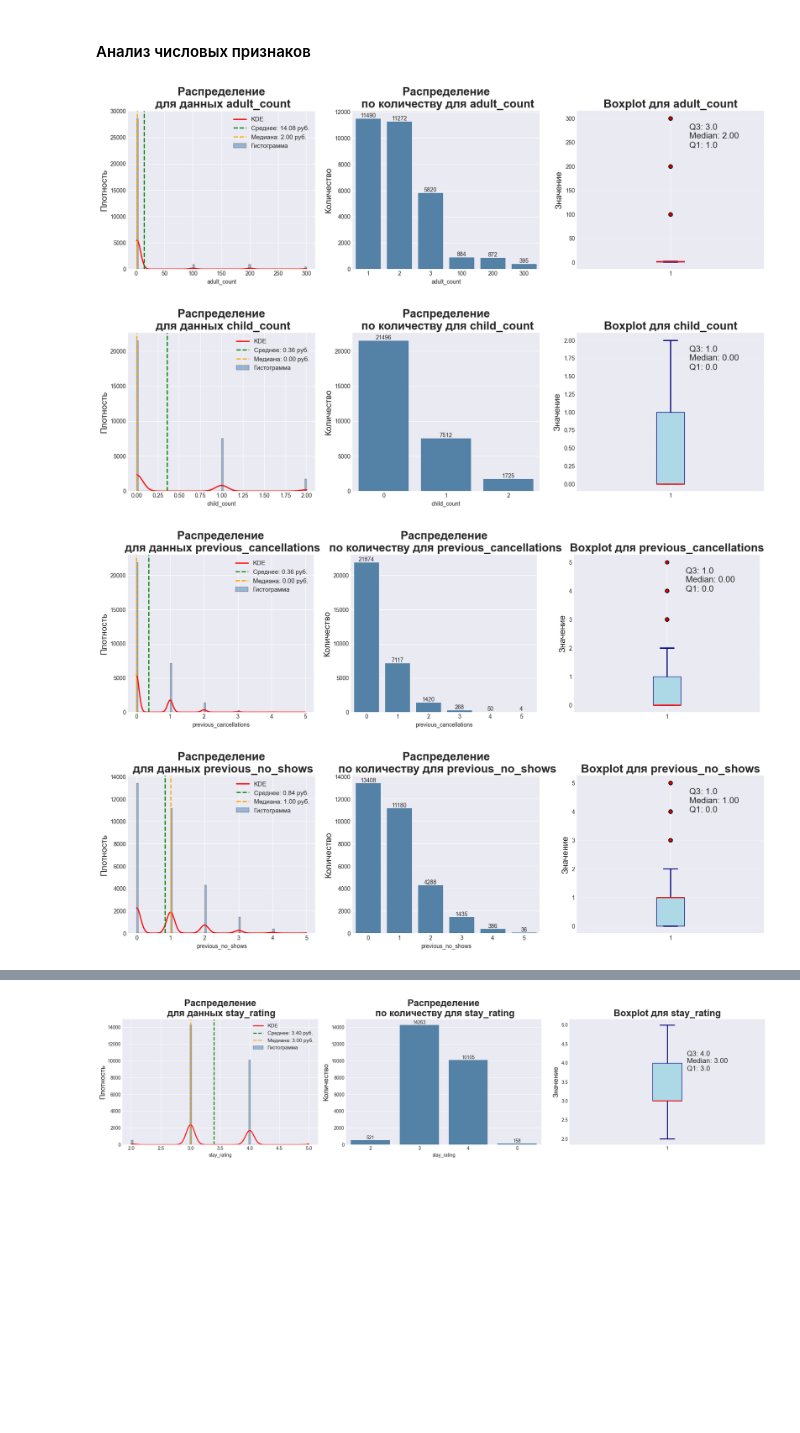
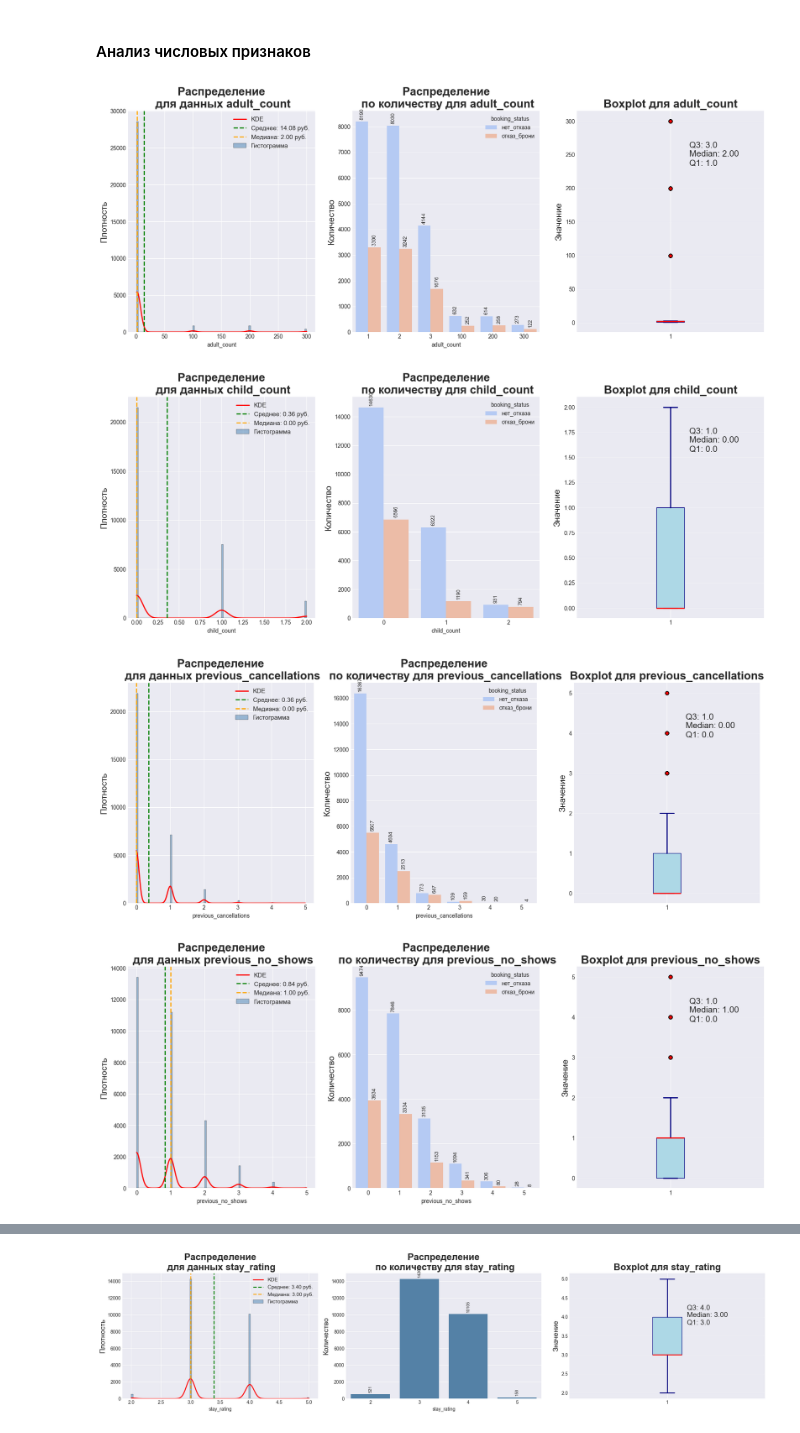
Before and after one commit to MEYakunin/Sprint17_Booking_Cancellation_Predict, a Jupyter notebook: Sprint17_Booking_Cancellation_Predict.ipynb, the cells around one changed output, grey strips where cells are left out. Drawn from its saved outputs; the diff is of its cells as text; code cells hidden in the pictures; blank space fills up the shorter version.

Commit message:
Sprint17_Booking_Cancellation_Predict - Закончен подраздел Исследовательский анализ данных (EDA)

```diff
--- a/Sprint17_Booking_Cancellation_Predict.ipynb
+++ b/Sprint17_Booking_Cancellation_Predict.ipynb
@@ -317,7 +308,7 @@ def print_boxplot(df, column, ax):
     )
 # %%
 # Функция вывода графика распределения
-def print_countplot(df, column, ax):
+def print_countplot(df, column, ax, hue=None, palette=None):
     """
     Строит countplot для заданного столбца DataFrame
     """
@@ -325,29 +316,26 @@ def print_countplot(df, column, ax):
         return
 
     # Распределение countplot
-    sns.countplot(data=df, x=column, color='steelblue', ax=ax)
+    sns.countplot(data=df, x=column, color='steelblue', ax=ax, hue=hue, palette=palette)
 
     ax.set_title(f'Распределение\n по количеству для {column}', fontsize=20, fontweight='bold')
     ax.set_ylabel('Количество', fontsize=15)
 
     # Добавляем значения над столбцами
-    for p in ax.patches:
-        ax.annotate(f'{int(p.get_height())}',
-                    (p.get_x() + p.get_width() / 2., p.get_height()),
-                    ha='center', va='bottom'
-        )
+    for container in ax.containers:
+        ax.bar_label(container, padding=3, rotation=90, fontsize=9)
 # %%
 # Выводим графики для датасета df_bookings_drop_dupl
 for col in numeric_cols_booking:
-    _, axes = plt.subplots(1, 3, figsize=(20, 5))
+    _, axes = plt.subplots(1, 3, figsize=(20, 7))
     print_histplot(df_bookings_drop_dupl, col, axes[0])
-    print_countplot(df_bookings_drop_dupl, col, axes[1])
+    print_countplot(df_bookings_drop_dupl, col, axes[1], 'booking_status', 'coolwarm')
     print_boxplot(df_bookings_drop_dupl, col, axes[2])
 
 plt.tight_layout()
 plt.show()
 # %% [output]
-[figure, old version]
+[figure, new version]
-[figure, old version]
+[figure, new version]
-[figure, old version]
+[figure, new version]
-[figure, old version]
+[figure, new version]
```
Also changed, not shown: parts of 13 cells of this notebook.
